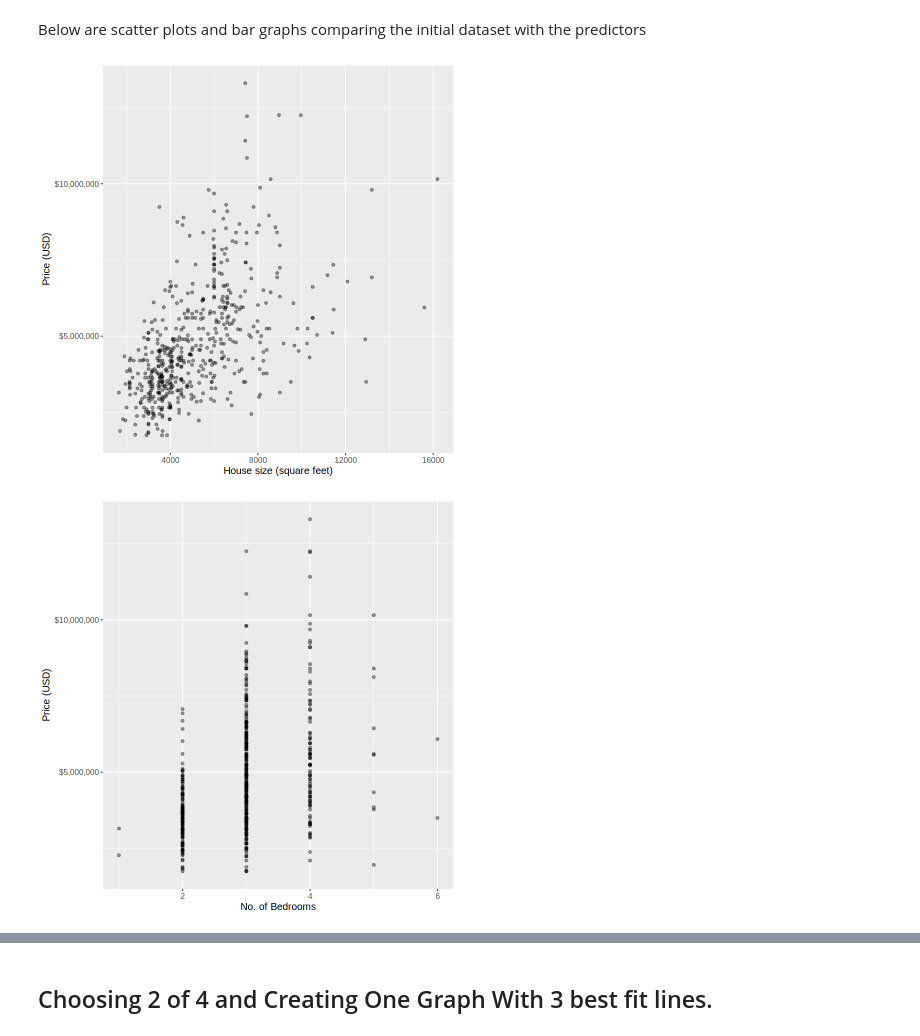
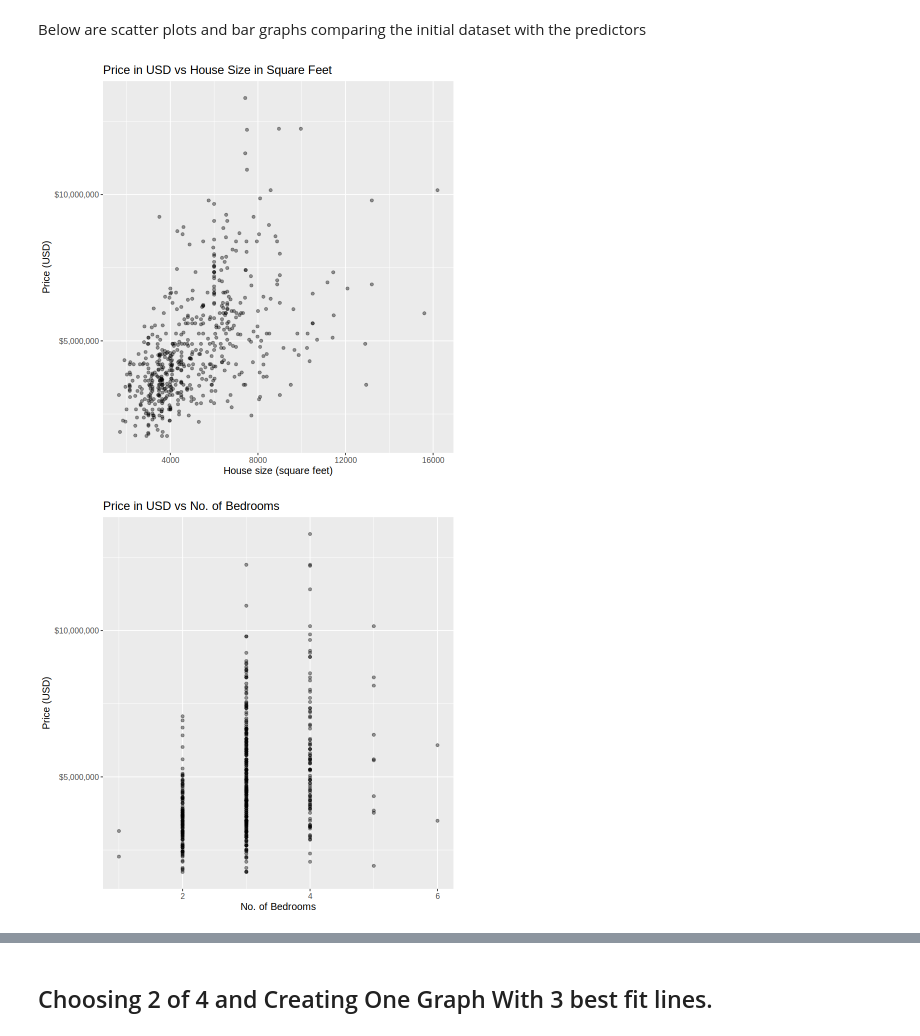
Before and after one commit to jio7887oij/dsci-100-009-1, a Jupyter notebook: FinalProjectVersion2.ipynb, the cells around one changed output, grey strips where cells are left out. Cells and saved outputs as stored; diff of their text form; code cells hidden in the pictures.

```diff
--- a/FinalProjectVersion2.ipynb
+++ b/FinalProjectVersion2.ipynb
@@ -75,6 +75,7 @@ Below are scatter plots and bar graphs comparing the initial dataset with the pr
 set.seed(9999)
 preview_1 <- ggplot(Housing, aes(x = area, y = price)) +
   geom_point(alpha = 0.4) +
+  ggtitle("Figure 1: Price in USD vs House Size in Square Feet") +
   xlab("House size (square feet)") +
   ylab("Price (USD)") +
   scale_y_continuous(labels = dollar_format()) +
@@ -82,32 +83,35 @@ preview_1 <- ggplot(Housing, aes(x = area, y = price)) +
 
 preview_1
 
 preview_2 <- ggplot(Housing, aes(x = bedrooms, y = price)) +
   geom_point(alpha = 0.4) +
+  ggtitle("Figure 2: Price in USD vs No. of Bedrooms") +
   xlab("No. of Bedrooms") +
   ylab("Price (USD)") +
   scale_y_continuous(labels = dollar_format()) +
   theme(text = element_text(size = 12))
 
 preview_2
 
 preview_3 <- ggplot(Housing, aes(x = bathrooms, y = price)) +
   geom_point(alpha = 0.4) +
+  ggtitle("Figure 3: Price in USD vs No. of Bathrooms") +
   xlab("No. of Bathrooms") +
   ylab("Price (USD)") +
   scale_y_continuous(labels = dollar_format()) +
   theme(text = element_text(size = 12))
 
 preview_3
 
 preview_4 <- ggplot(Housing, aes(x = stories, y = price)) +
   geom_point(alpha = 0.4) +
+  ggtitle("Figure 4: Price in USD vs No. of Stories") +
   xlab("No. of Stories") +
   ylab("Price (USD)") +
   scale_y_continuous(labels = dollar_format()) +
   theme(text = element_text(size = 12))
 
 preview_4
 # %% [output]
-[figure, old version]
+[figure, new version]
-[figure, old version]
+[figure, new version]
```
Also changed, not shown: parts of 2 cells of this notebook.
